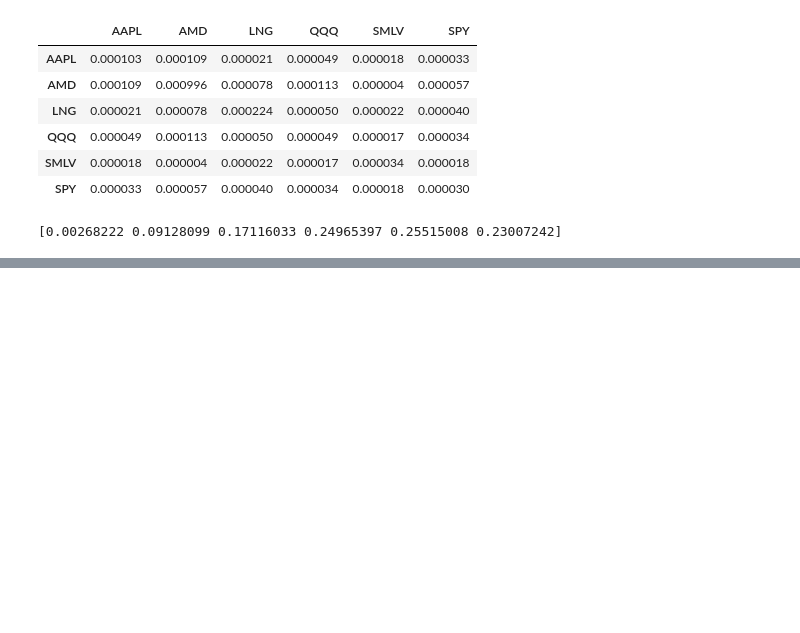
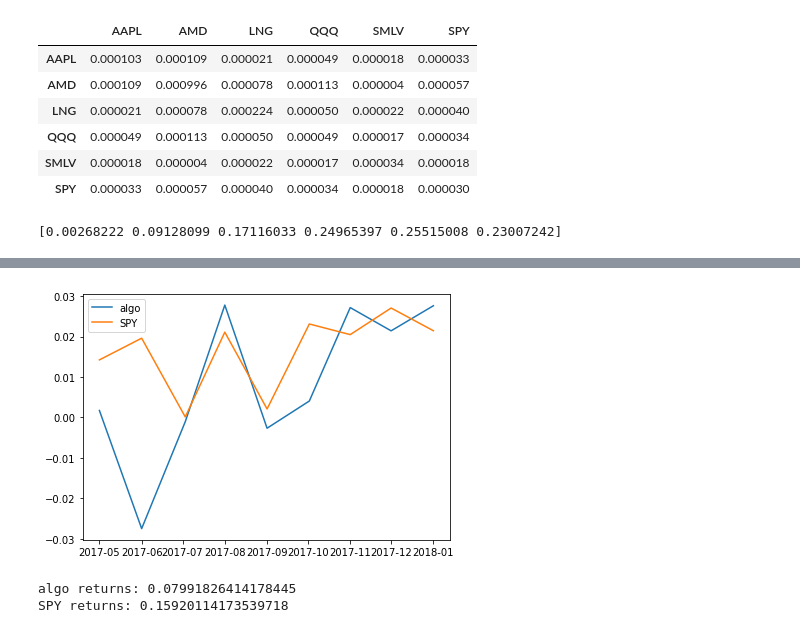
Before and after one commit to thap/machine-learning-finance, a Jupyter notebook: notebooks/Machine_Learning_for_Finance.ipynb, the cells around one changed output, grey strips where cells are left out. Drawn from its saved outputs; the diff is of its cells as text; code cells hidden in the pictures; blank space fills up the shorter version.

Commit message:
Algo vs SPY

```diff
--- a/notebooks/Machine_Learning_for_Finance.ipynb
+++ b/notebooks/Machine_Learning_for_Finance.ipynb
@@ -1104,0 +1122,5 @@ print(portfolio_weights[date][0])
+# %%
+ewma_daily = returns_daily.ewm(span=30).mean()
+ewma_monthly = ewma_daily.resample('BMS').first()
+ewma_monthly = ewma_monthly.shift(1).dropna()
+print(ewma_monthly.iloc[-1])
@@ -1104,0 +1177,12 @@ print(portfolio_weights[date][0])
+# %%
+train_predictions = rfr.predict(train_features)
+test_predictions = rfr.predict(test_features)
+# %%
+test_returns = np.sum(returns_monthly.iloc[train_size:] * test_predictions, axis=1)
+plt.plot(test_returns, label='algo')
+plt.plot(returns_monthly['SPY'].iloc[train_size:], label='SPY')
+plt.legend()
+plt.tight_layout()
+plt.show()
+# %% [output]
+[figure, added]
@@ -1104,0 +1200,6 @@ print(portfolio_weights[date][0])
+# %%
+print('algo returns:', (algo_cash[-1] - algo_cash[0]) / algo_cash[0])
+print('SPY returns:', (spy_cash[-1] - spy_cash[0]) / spy_cash[0])
+# %% [output]
+algo returns: 0.07991826414178445
+SPY returns: 0.15920114173539718
```
Also changed, not shown: parts of 11 cells of this notebook.
